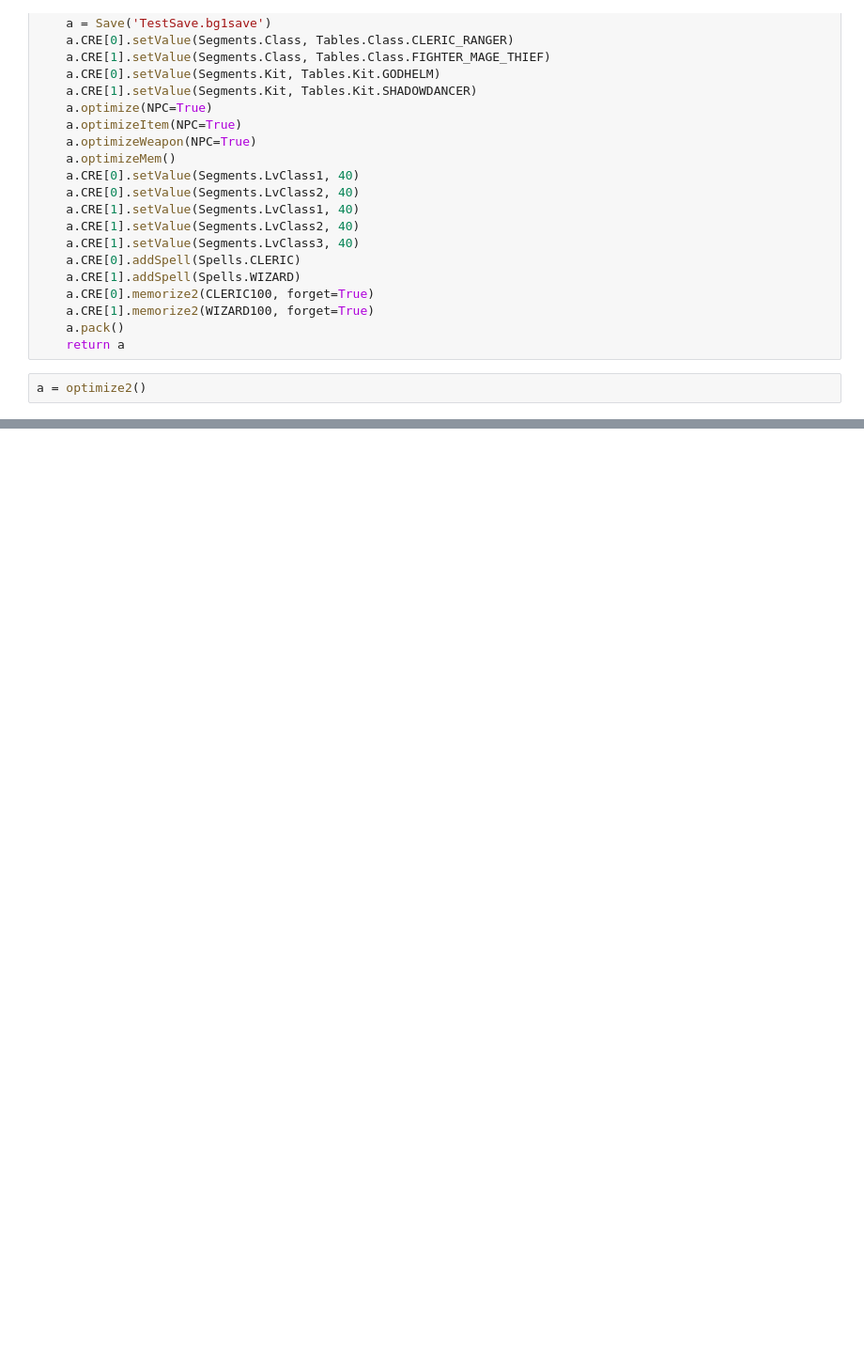
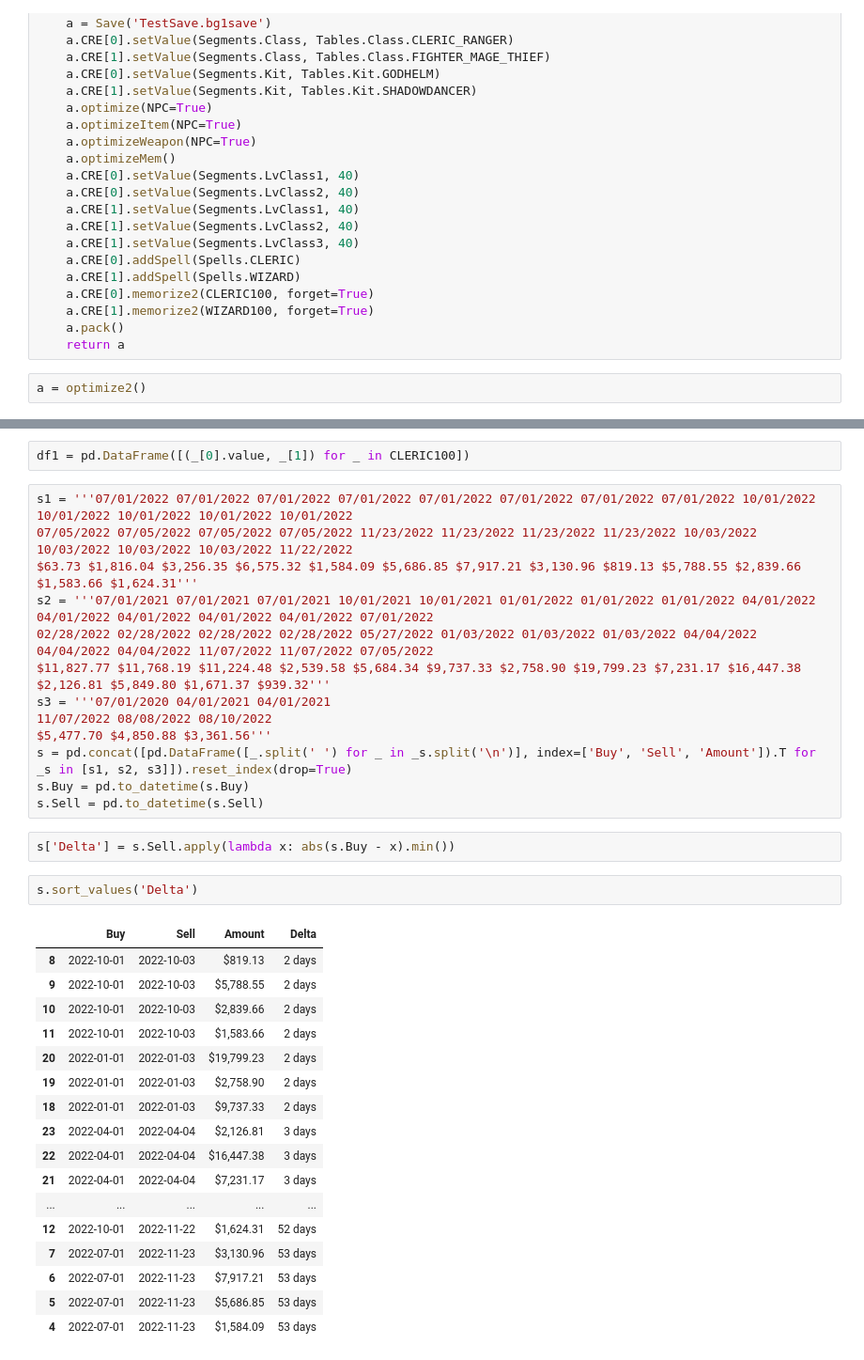
Before and after one commit to yzhcareer/BaldurGate-Save, a Jupyter notebook: Old/CharEditor v2.0.ipynb, the cells around one changed output, grey strips where cells are left out. Shown: that part at 94% size. Drawn from its saved outputs; the diff is of its cells as text; blank space fills up the shorter version.

Commit message:
figure out data struct

```diff
--- a/Old/CharEditor v2.0.ipynb
+++ b/Old/CharEditor v2.0.ipynb
@@ -1762,0 +1761,37 @@ df
+# %%
+df1 = pd.DataFrame([(_[0].value, _[1]) for _ in CLERIC100])
+# %%
+s1 = '''07/01/2022 07/01/2022 07/01/2022 07/01/2022 07/01/2022 07/01/2022 07/01/2022 07/01/2022 10/01/2022 10/01/2022 10/01/2022 10/01/2022 10/01/2022
+07/05/2022 07/05/2022 07/05/2022 07/05/2022 11/23/2022 11/23/2022 11/23/2022 11/23/2022 10/03/2022 10/03/2022 10/03/2022 10/03/2022 11/22/2022
+$63.73 $1,816.04 $3,256.35 $6,575.32 $1,584.09 $5,686.85 $7,917.21 $3,130.96 $819.13 $5,788.55 $2,839.66 $1,583.66 $1,624.31'''
+s2 = '''07/01/2021 07/01/2021 07/01/2021 10/01/2021 10/01/2021 01/01/2022 01/01/2022 01/01/2022 04/01/2022 04/01/2022 04/01/2022 04/01/2022 04/01/2022 07/01/2022
+02/28/2022 02/28/2022 02/28/2022 02/28/2022 05/27/2022 01/03/2022 01/03/2022 01/03/2022 04/04/2022 04/04/2022 04/04/2022 11/07/2022 11/07/2022 07/05/2022
+$11,827.77 $11,768.19 $11,224.48 $2,539.58 $5,684.34 $9,737.33 $2,758.90 $19,799.23 $7,231.17 $16,447.38 $2,126.81 $5,849.80 $1,671.37 $939.32'''
+s3 = '''07/01/2020 04/01/2021 04/01/2021
+11/07/2022 08/08/2022 08/10/2022
+$5,477.70 $4,850.88 $3,361.56'''
+s = pd.concat([pd.DataFrame([_.split(' ') for _ in _s.split('\n')], index=['Buy', 'Sell', 'Amount']).T for _s in [s1, s2, s3]]).reset_index(drop=True)
+s.Buy = pd.to_datetime(s.Buy)
+s.Sell = pd.to_datetime(s.Sell)
+# %%
+s['Delta'] = s.Sell.apply(lambda x: abs(s.Buy - x).min())
+# %%
+s.sort_values('Delta')
+# %% [output]
+|  | Buy | Sell | Amount | Delta |
+| 8 | 2022-10-01 | 2022-10-03 | $819.13 | 2 days |
+| 9 | 2022-10-01 | 2022-10-03 | $5,788.55 | 2 days |
+| 10 | 2022-10-01 | 2022-10-03 | $2,839.66 | 2 days |
+| 11 | 2022-10-01 | 2022-10-03 | $1,583.66 | 2 days |
+| 20 | 2022-01-01 | 2022-01-03 | $19,799.23 | 2 days |
+| 19 | 2022-01-01 | 2022-01-03 | $2,758.90 | 2 days |
+| 18 | 2022-01-01 | 2022-01-03 | $9,737.33 | 2 days |
+| 23 | 2022-04-01 | 2022-04-04 | $2,126.81 | 3 days |
+| 22 | 2022-04-01 | 2022-04-04 | $16,447.38 | 3 days |
+| 21 | 2022-04-01 | 2022-04-04 | $7,231.17 | 3 days |
+| ... | ... | ... | ... | ... |
+| 12 | 2022-10-01 | 2022-11-22 | $1,624.31 | 52 days |
+| 7 | 2022-07-01 | 2022-11-23 | $3,130.96 | 53 days |
+| 6 | 2022-07-01 | 2022-11-23 | $7,917.21 | 53 days |
+| 5 | 2022-07-01 | 2022-11-23 | $5,686.85 | 53 days |
+| 4 | 2022-07-01 | 2022-11-23 | $1,584.09 | 53 days |
```
Also changed, not shown: parts of 3 cells of this notebook, 16 other files.
